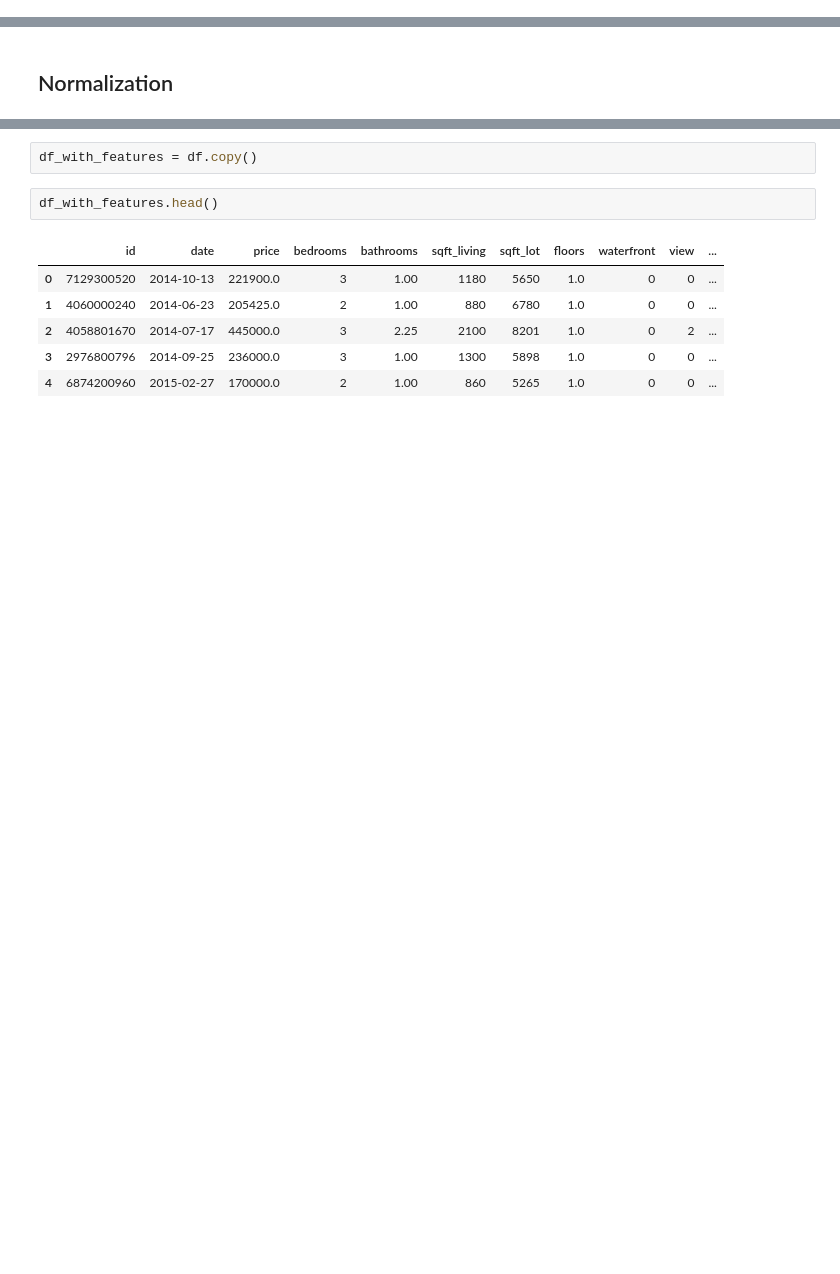
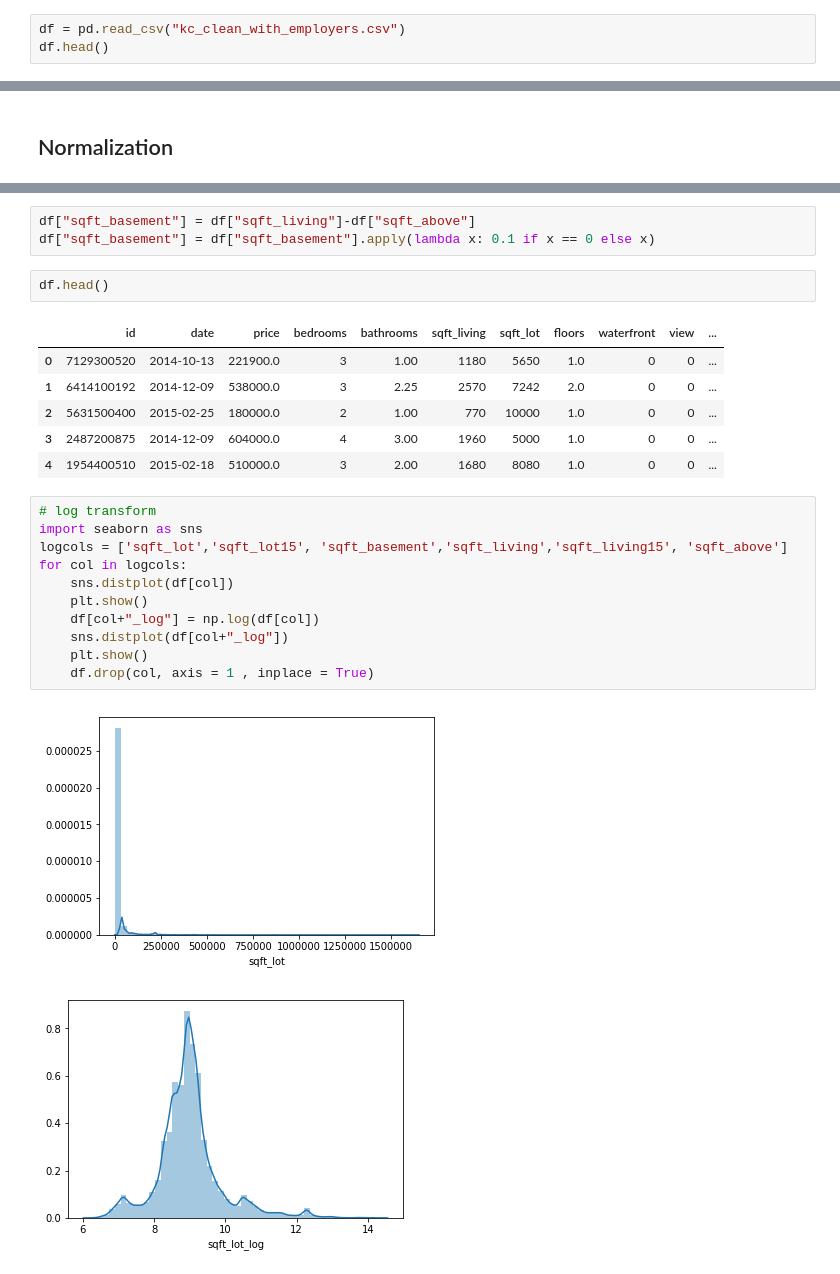
Before and after one commit to Pietrassyk/P_4_KC_housing_2, a Jupyter notebook: Mod4_Project_Tino.ipynb, the cells around one changed output, grey strips where cells are left out. Drawn from its saved outputs; the diff is of its cells as text; blank space fills up the shorter version.

```diff
--- a/Mod4_Project_Tino.ipynb
+++ b/Mod4_Project_Tino.ipynb
@@ -78,0 +67,3 @@ amazon
+# %%
+df = pd.read_csv("kc_clean_with_employers.csv")
+df.head()
@@ -84,13 +84,28 @@ df["zipcode"] = df.zipcode.astype("str")
 df["yr_renovated"] = df["yr_renovated"].apply(lambda x: 1 if x>0 else 0)
 df = df.rename(columns = {"yr_renovated":"renovated"})
-# %%
-df_with_features = df.copy()
+# %%
+df["sqft_basement"] = df["sqft_living"]-df["sqft_above"]
+df["sqft_basement"] = df["sqft_basement"].apply(lambda x: 0.1 if x == 0 else x)
 # %%
-df_with_features.head()
+df.head()
 # %% [output]
 |  | id | date | price | bedrooms | bathrooms | sqft_living | sqft_lot | floors | waterfront | view | ... |
 | 0 | 7129300520 | 2014-10-13 | 221900.0 | 3 | 1.00 | 1180 | 5650 | 1.0 | 0 | 0 | ... |
-| 1 | 4060000240 | 2014-06-23 | 205425.0 | 2 | 1.00 | 880 | 6780 | 1.0 | 0 | 0 | ... |
-| 2 | 4058801670 | 2014-07-17 | 445000.0 | 3 | 2.25 | 2100 | 8201 | 1.0 | 0 | 2 | ... |
-| 3 | 2976800796 | 2014-09-25 | 236000.0 | 3 | 1.00 | 1300 | 5898 | 1.0 | 0 | 0 | ... |
-| 4 | 6874200960 | 2015-02-27 | 170000.0 | 2 | 1.00 | 860 | 5265 | 1.0 | 0 | 0 | ... |
+| 1 | 6414100192 | 2014-12-09 | 538000.0 | 3 | 2.25 | 2570 | 7242 | 2.0 | 0 | 0 | ... |
+| 2 | 5631500400 | 2015-02-25 | 180000.0 | 2 | 1.00 | 770 | 10000 | 1.0 | 0 | 0 | ... |
+| 3 | 2487200875 | 2014-12-09 | 604000.0 | 4 | 3.00 | 1960 | 5000 | 1.0 | 0 | 0 | ... |
+| 4 | 1954400510 | 2015-02-18 | 510000.0 | 3 | 2.00 | 1680 | 8080 | 1.0 | 0 | 0 | ... |
+# %%
+# log transform
+import seaborn as sns
+logcols = ['sqft_lot','sqft_lot15', 'sqft_basement','sqft_living','sqft_living15', 'sqft_above']
+for col in logcols:
+    sns.distplot(df[col])
+    plt.show()
+    df[col+"_log"] = np.log(df[col])
+    sns.distplot(df[col+"_log"])
+    plt.show()
+    df.drop(col, axis = 1 , inplace = True)
+# %% [output]
+[figure, added]
+[figure, added]
```
Also changed, not shown: parts of 31 cells of this notebook, 2 other files.
